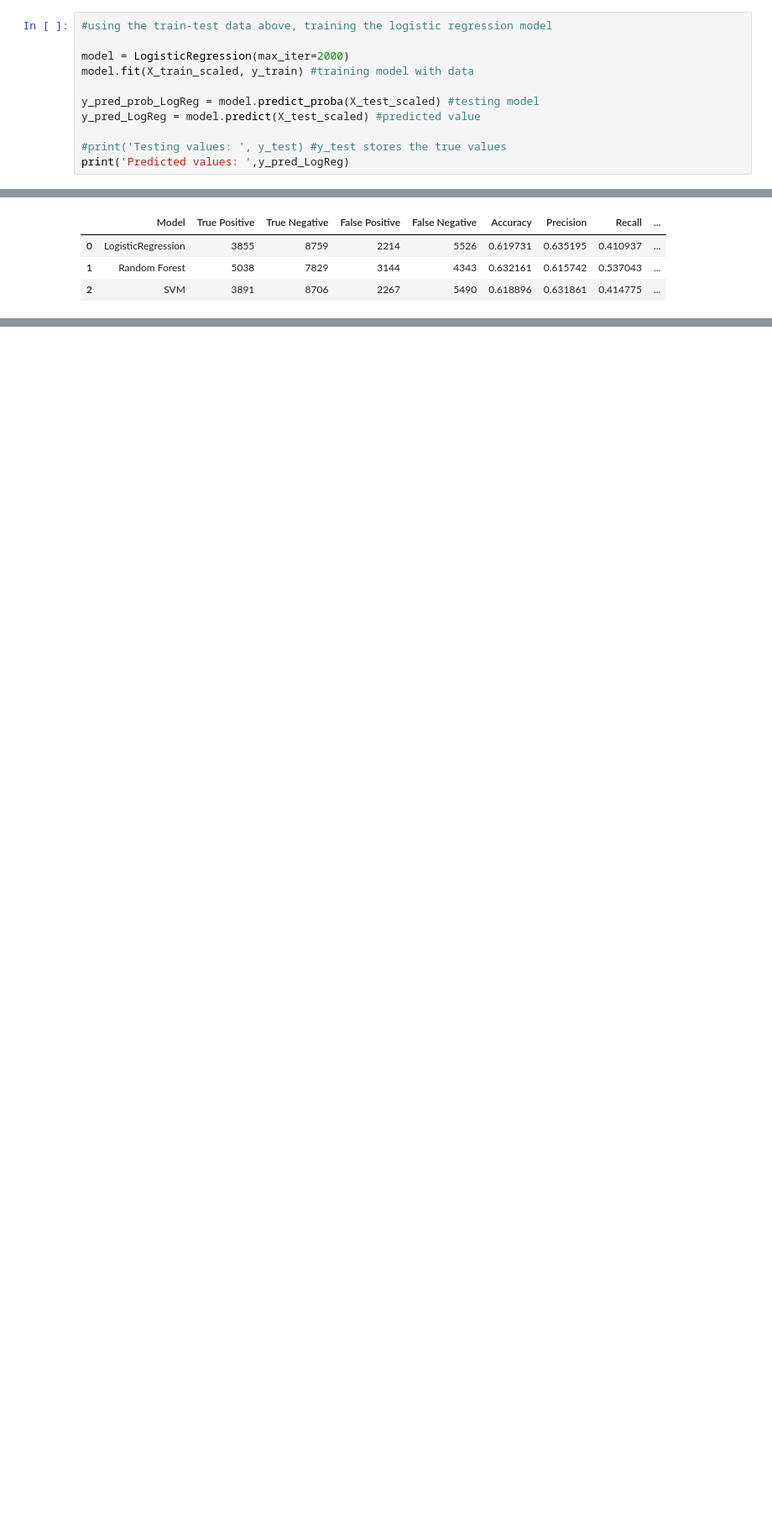
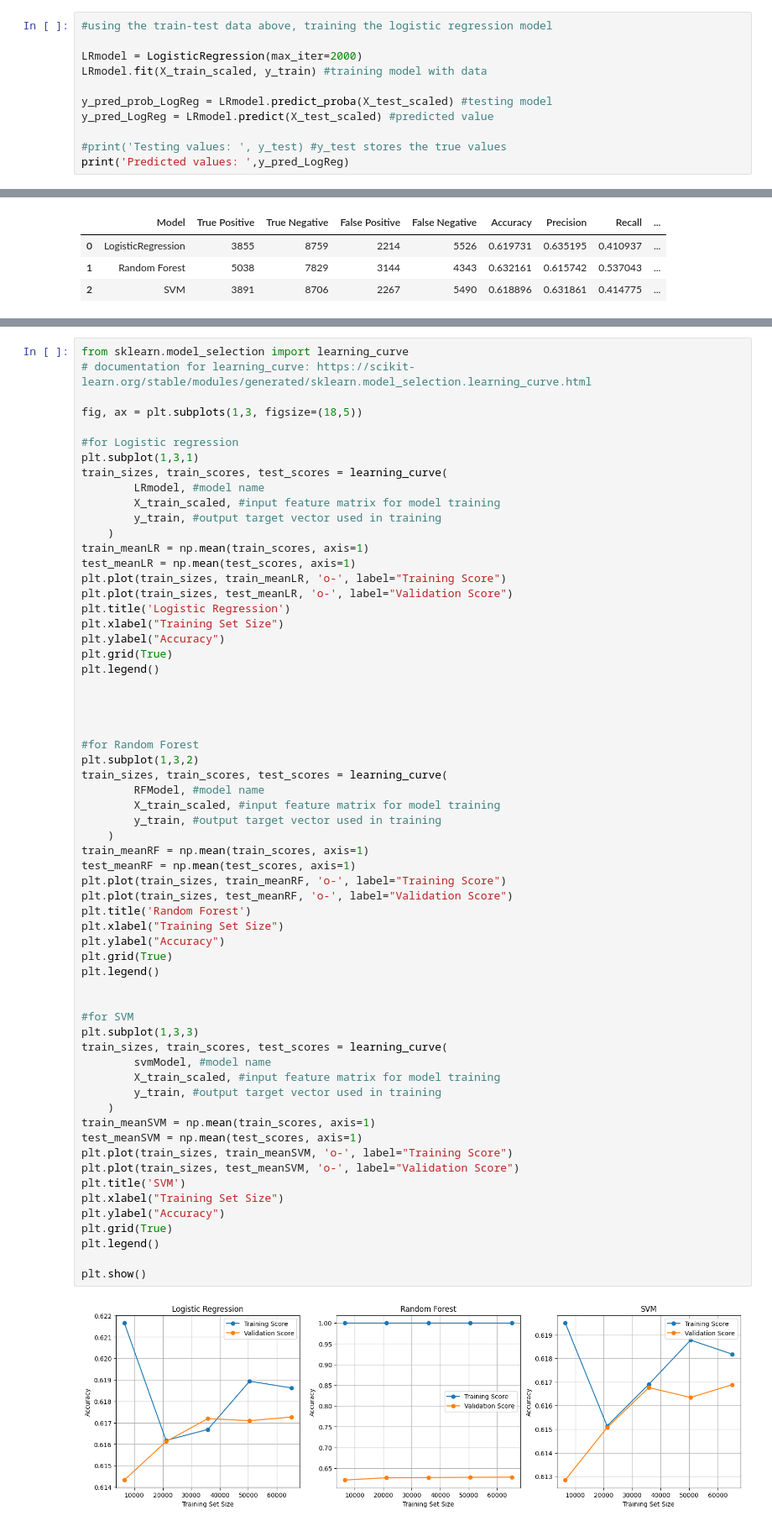
Before and after one commit to hRazaRizvi/ENGG680_2025_Fall, a Jupyter notebook: Final_Project/PredictingDiabetesProgression.ipynb, the cells around one changed output, grey strips where cells are left out. Shown at 84% size. Drawn from its saved outputs; the diff is of its cells as text; blank space fills up the shorter version.

Commit message:
Adding code for fit analysis
checking for overfitting and underfitting with graphs

```diff
--- a/Final_Project/PredictingDiabetesProgression.ipynb
+++ b/Final_Project/PredictingDiabetesProgression.ipynb
@@ -352,11 +352,11 @@ X_test_scaled = scaler.transform(X_test)
 # %%
 #using the train-test data above, training the logistic regression model
 
-model = LogisticRegression(max_iter=2000)
-model.fit(X_train_scaled, y_train) #training model with data
+LRmodel = LogisticRegression(max_iter=2000)
+LRmodel.fit(X_train_scaled, y_train) #training model with data
 
-y_pred_prob_LogReg = model.predict_proba(X_test_scaled) #testing model
-y_pred_LogReg = model.predict(X_test_scaled) #predicted value
+y_pred_prob_LogReg = LRmodel.predict_proba(X_test_scaled) #testing model
+y_pred_LogReg = LRmodel.predict(X_test_scaled) #predicted value
 
 #print('Testing values: ', y_test) #y_test stores the true values
 print('Predicted values: ',y_pred_LogReg)
@@ -628,0 +669,64 @@ comparisonTable_df
+# %%
+from sklearn.model_selection import learning_curve
+# documentation for learning_curve: https://scikit-learn.org/stable/modules/generated/sklearn.model_selection.learning_curve.html
+
+fig, ax = plt.subplots(1,3, figsize=(18,5))
+
+#for Logistic regression
+plt.subplot(1,3,1)
+train_sizes, train_scores, test_scores = learning_curve(
+        LRmodel, #model name
+        X_train_scaled, #input feature matrix for model training
+        y_train, #output target vector used in training
+    )
+train_meanLR = np.mean(train_scores, axis=1)
+test_meanLR = np.mean(test_scores, axis=1)
+plt.plot(train_sizes, train_meanLR, 'o-', label="Training Score")
+plt.plot(train_sizes, test_meanLR, 'o-', label="Validation Score")
+plt.title('Logistic Regression')
+plt.xlabel("Training Set Size")
+plt.ylabel("Accuracy")
+plt.grid(True)
+plt.legend()
+
+
+
+
+#for Random Forest
+plt.subplot(1,3,2)
+train_sizes, train_scores, test_scores = learning_curve(
+        RFModel, #model name
+        X_train_scaled, #input feature matrix for model training
+        y_train, #output target vector used in training
+    )
+train_meanRF = np.mean(train_scores, axis=1)
+test_meanRF = np.mean(test_scores, axis=1)
+plt.plot(train_sizes, train_meanRF, 'o-', label="Training Score")
+plt.plot(train_sizes, test_meanRF, 'o-', label="Validation Score")
+plt.title('Random Forest')
+plt.xlabel("Training Set Size")
+plt.ylabel("Accuracy")
+plt.grid(True)
+plt.legend()
+
+
+#for SVM
+plt.subplot(1,3,3)
+train_sizes, train_scores, test_scores = learning_curve(
+        svmModel, #model name
+        X_train_scaled, #input feature matrix for model training
+        y_train, #output target vector used in training
+    )
+train_meanSVM = np.mean(train_scores, axis=1)
+test_meanSVM = np.mean(test_scores, axis=1)
+plt.plot(train_sizes, train_meanSVM, 'o-', label="Training Score")
+plt.plot(train_sizes, test_meanSVM, 'o-', label="Validation Score")
+plt.title('SVM')
+plt.xlabel("Training Set Size")
+plt.ylabel("Accuracy")
+plt.grid(True)
+plt.legend()
+
+plt.show()
+# %% [output]
+[figure, added]
```
Also changed, not shown: parts of 7 cells of this notebook.
